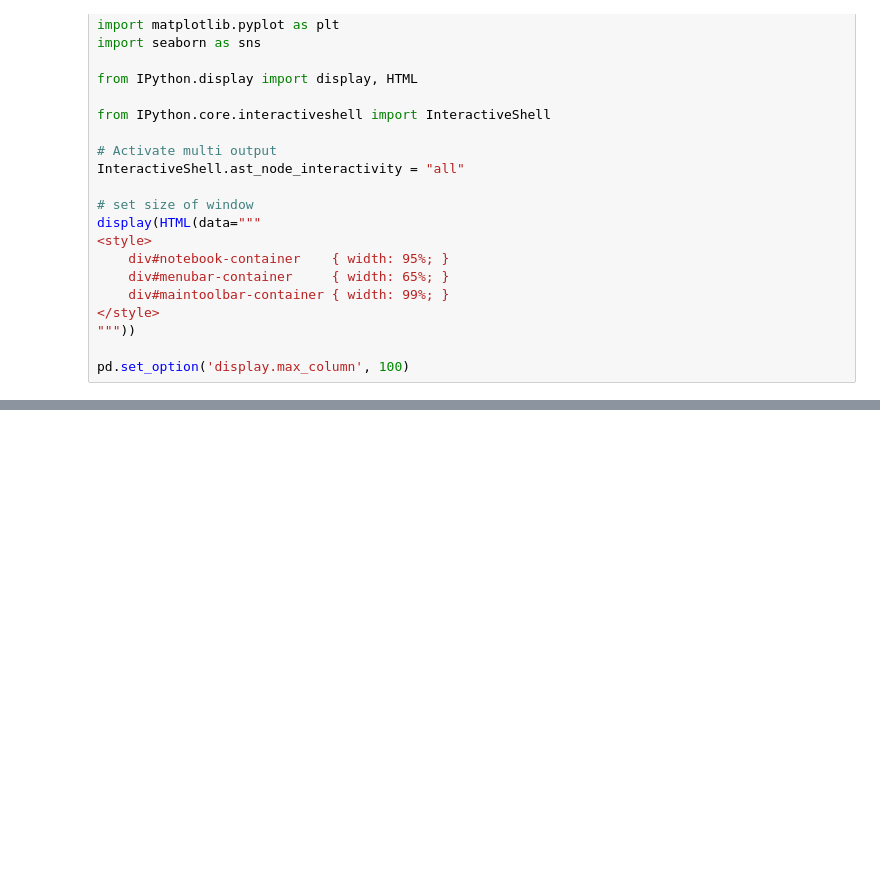
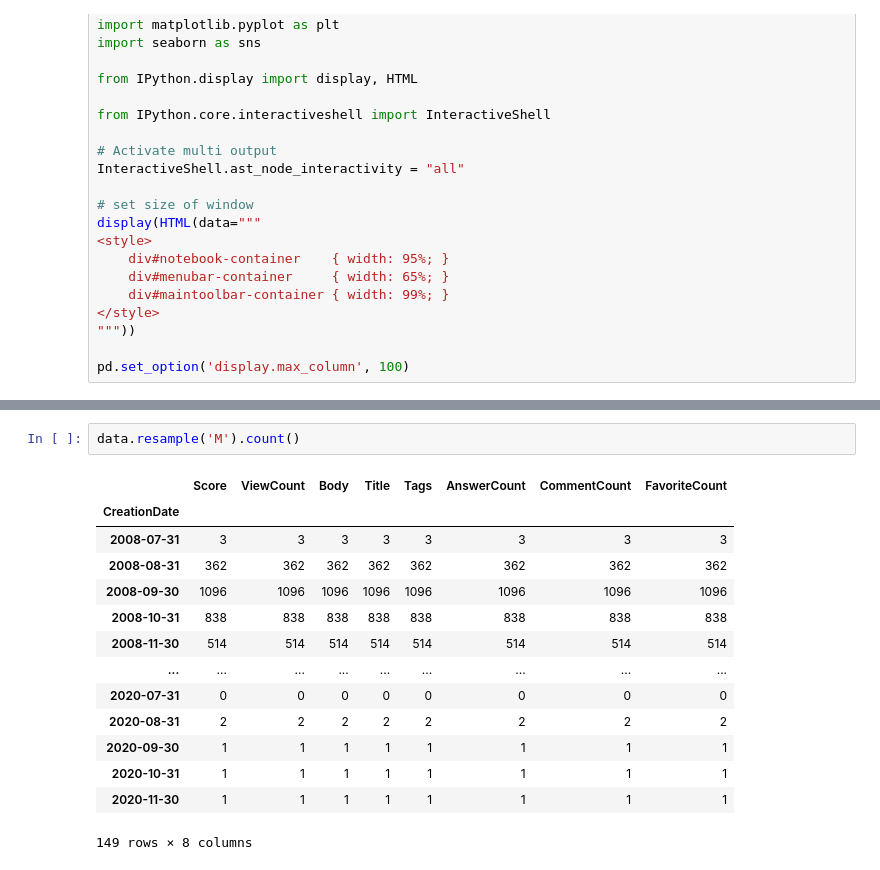
Before and after one commit to abugeia/P5_OCR_categorize_questions, a Jupyter notebook: P5_01_notebookexploration.ipynb, the cells around one changed output, grey strips where cells are left out. Drawn from its saved outputs; the diff is of its cells as text; blank space fills up the shorter version.

```diff
--- a/P5_01_notebookexploration.ipynb
+++ b/P5_01_notebookexploration.ipynb
@@ -80,0 +216,17 @@ Amateur de Stack Overflow, qui vous a souvent sauvé la mise, vous décidez d'ai
+# %%
+data.resample('M').count()
+# %% [output]
+|  | Score | ViewCount | Body | Title | Tags | AnswerCount | CommentCount | FavoriteCount |
+| CreationDate |  |  |  |  |  |  |  |  |
+| 2008-07-31 | 3 | 3 | 3 | 3 | 3 | 3 | 3 | 3 |
+| 2008-08-31 | 362 | 362 | 362 | 362 | 362 | 362 | 362 | 362 |
+| 2008-09-30 | 1096 | 1096 | 1096 | 1096 | 1096 | 1096 | 1096 | 1096 |
+| 2008-10-31 | 838 | 838 | 838 | 838 | 838 | 838 | 838 | 838 |
+| 2008-11-30 | 514 | 514 | 514 | 514 | 514 | 514 | 514 | 514 |
+| ... | ... | ... | ... | ... | ... | ... | ... | ... |
+| 2020-07-31 | 0 | 0 | 0 | 0 | 0 | 0 | 0 | 0 |
+| 2020-08-31 | 2 | 2 | 2 | 2 | 2 | 2 | 2 | 2 |
+| 2020-09-30 | 1 | 1 | 1 | 1 | 1 | 1 | 1 | 1 |
+| 2020-10-31 | 1 | 1 | 1 | 1 | 1 | 1 | 1 | 1 |
+| 2020-11-30 | 1 | 1 | 1 | 1 | 1 | 1 | 1 | 1 |
+149 rows × 8 columns
```
Also changed, not shown: parts of 10 cells of this notebook, 1 other file.
